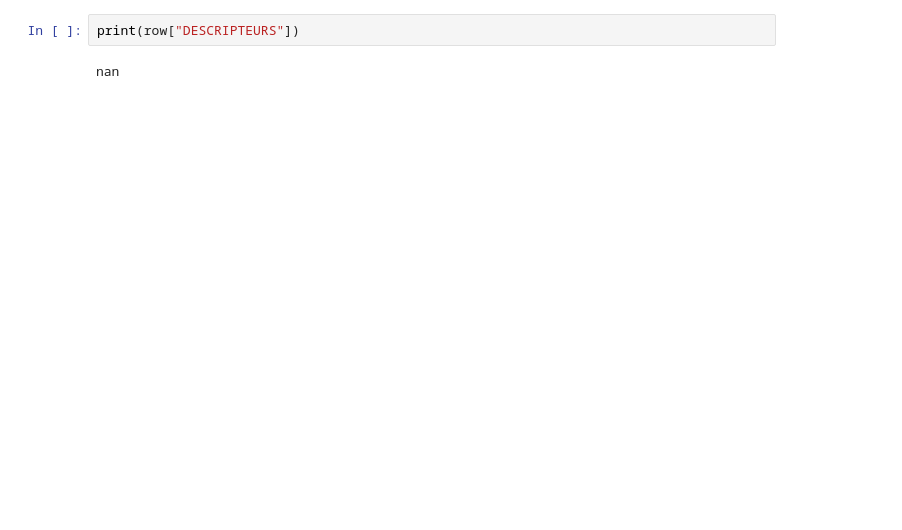
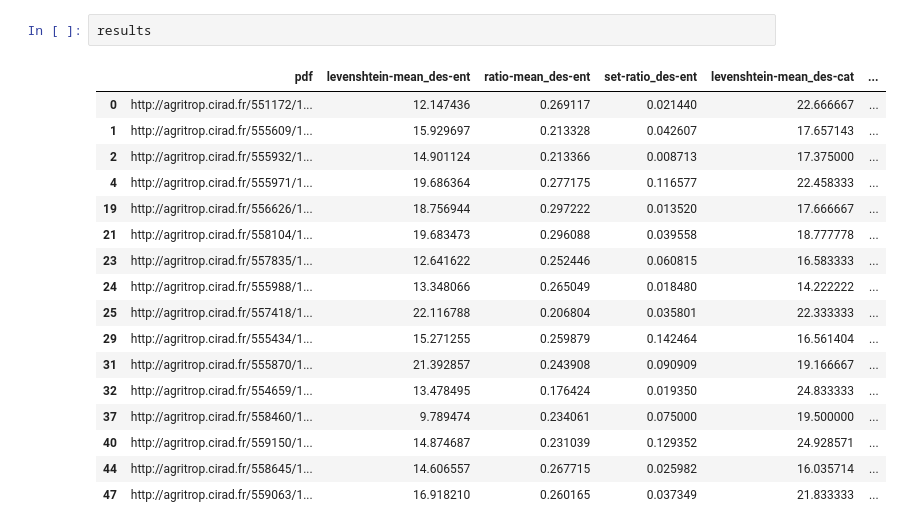
Before and after one commit to twktheainur/etude-technique, a Jupyter notebook: recouvrement.ipynb, the cells around one changed output. Drawn from its saved outputs; the diff is of its cells as text; blank space fills up the shorter version.

```diff
--- a/recouvrement.ipynb
+++ b/recouvrement.ipynb
@@ -97,4 +118,20 @@ ValueError: not enough values to unpack (expected 3, got 2)
-# %%
-print(row["DESCRIPTEURS"])
-# %% [output]
-nan
+# %%
+results
+# %% [output]
+|  | pdf | levenshtein-mean_des-ent | ratio-mean_des-ent | set-ratio_des-ent | levenshtein-mean_des-cat | ... |
+| 0 | http://agritrop.cirad.fr/551172/1... | 12.147436 | 0.269117 | 0.021440 | 22.666667 | ... |
+| 1 | http://agritrop.cirad.fr/555609/1... | 15.929697 | 0.213328 | 0.042607 | 17.657143 | ... |
+| 2 | http://agritrop.cirad.fr/555932/1... | 14.901124 | 0.213366 | 0.008713 | 17.375000 | ... |
+| 4 | http://agritrop.cirad.fr/555971/1... | 19.686364 | 0.277175 | 0.116577 | 22.458333 | ... |
+| 19 | http://agritrop.cirad.fr/556626/1... | 18.756944 | 0.297222 | 0.013520 | 17.666667 | ... |
+| 21 | http://agritrop.cirad.fr/558104/1... | 19.683473 | 0.296088 | 0.039558 | 18.777778 | ... |
+| 23 | http://agritrop.cirad.fr/557835/1... | 12.641622 | 0.252446 | 0.060815 | 16.583333 | ... |
+| 24 | http://agritrop.cirad.fr/555988/1... | 13.348066 | 0.265049 | 0.018480 | 14.222222 | ... |
+| 25 | http://agritrop.cirad.fr/557418/1... | 22.116788 | 0.206804 | 0.035801 | 22.333333 | ... |
+| 29 | http://agritrop.cirad.fr/555434/1... | 15.271255 | 0.259879 | 0.142464 | 16.561404 | ... |
+| 31 | http://agritrop.cirad.fr/555870/1... | 21.392857 | 0.243908 | 0.090909 | 19.166667 | ... |
+| 32 | http://agritrop.cirad.fr/554659/1... | 13.478495 | 0.176424 | 0.019350 | 24.833333 | ... |
+| 37 | http://agritrop.cirad.fr/558460/1... | 9.789474 | 0.234061 | 0.075000 | 19.500000 | ... |
+| 40 | http://agritrop.cirad.fr/559150/1... | 14.874687 | 0.231039 | 0.129352 | 24.928571 | ... |
+| 44 | http://agritrop.cirad.fr/558645/1... | 14.606557 | 0.267715 | 0.025982 | 16.035714 | ... |
+| 47 | http://agritrop.cirad.fr/559063/1... | 16.918210 | 0.260165 | 0.037349 | 21.833333 | ... |
```
Also changed, not shown: parts of 6 cells of this notebook.
